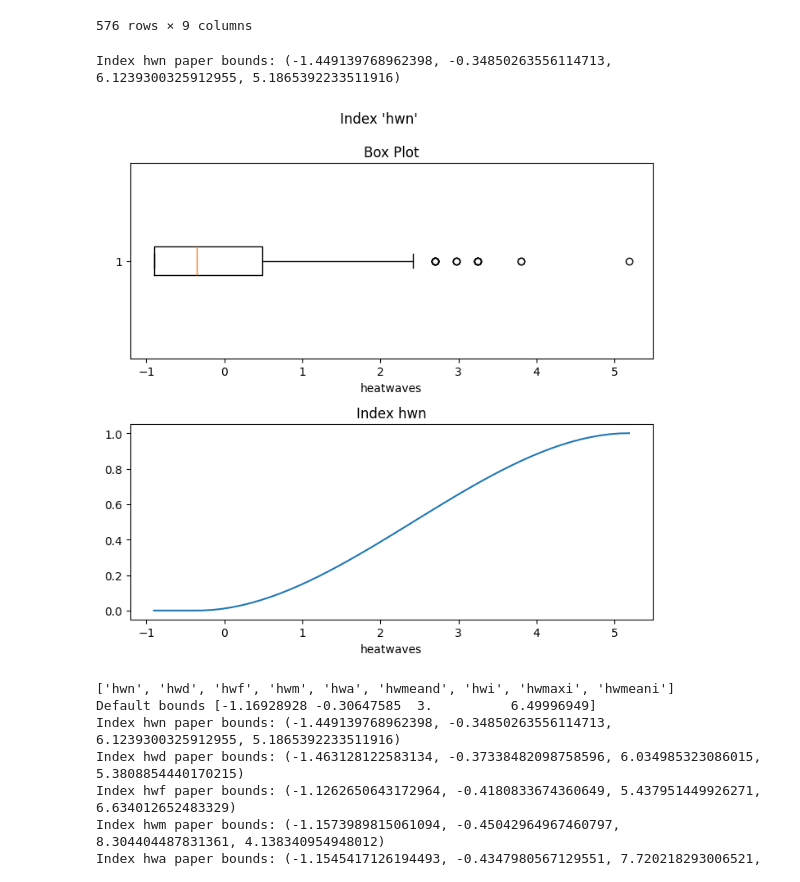
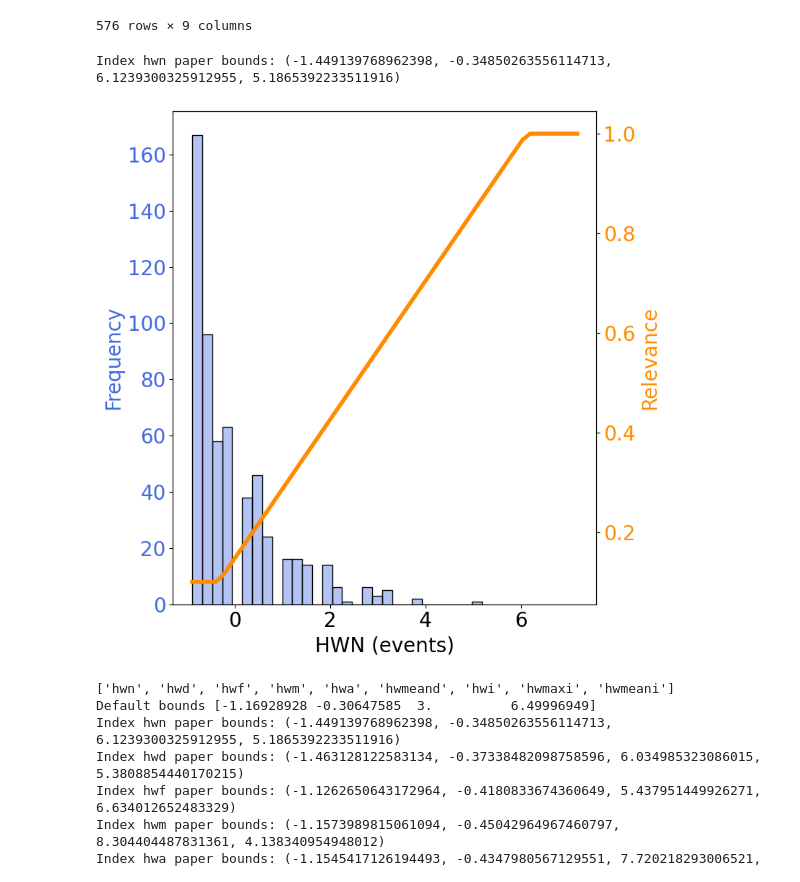
Before and after one commit to martinpavez/data, a Jupyter notebook: hw_extra/notebooks_figures/imbalanced_reg.ipynb, the cells around one changed output. Saved outputs shown, nothing was run; the diff lists cells and outputs as text; code cells hidden in the pictures.

```diff
--- a/hw_extra/notebooks_figures/imbalanced_reg.ipynb
+++ b/hw_extra/notebooks_figures/imbalanced_reg.ipynb
@@ -216,32 +216,50 @@ hws_scaled_training
 576 rows × 9 columns
 # %%
 indices_of_interest = ["hwn"]
-fig, axs = plt.subplots(2, len(indices_of_interest), figsize=(7,7))
+fig, axs = plt.subplots(1, len(indices_of_interest), figsize=(8,8), sharex=True)
+ax2 = axs.twinx()
 for i, index in enumerate(indices_of_interest):
     hws_index = hws_scaled_training[[index]].to_numpy()
     hws_index = hws_index.reshape(hws_index.shape[0])
     relevance = create_relevance_function(hws_index)
     l, m ,u  = compute_adjusted_boxplot_bounds(hws_index)
     bounds_paper = (l, m, u, max(hws_index))
     # bounds_paper_list.append(bounds_paper)
 
     print(f"Index {index} paper bounds:", bounds_paper)
     f2 = piecewise_linear_phi_2(bounds_paper)
     # f0 = piecewise_linear_phi_2(bounds)
-    x = np.linspace(np.min(hws_index), np.max(hws_index))
-    axs[1].plot(x, relevance(x), label="paper")
-    # axs.plot(x, f2(x), label="aprox")
+    x = np.linspace(np.min(hws_index), np.max(hws_index)+2)
+    # ax2.plot(x, relevance(x), label="PChip", linewidth=4)
+    ax2.plot(x, f2(x), label="Relevance Function", linewidth=4, color="darkorange")
     # axs.plot(x, f0(x), label="default used")
-    axs[1].set_title(f"Index {index}")
-    axs[1].set_xlabel("heatwaves")
-axs[0].set_xlabel("heatwaves")
-axs[0].boxplot(hws_index, vert=False)
-axs[0].set_title(f"Box Plot")
-fig.suptitle("Index 'hwn'")
+    # axs[1].set_title(f"Index {index}", fontsize=20)
+    ax2.set_ylabel("Relevance", fontsize=20, color="darkorange")
+    axs.tick_params(axis='x', labelsize=20)
+    ax2.tick_params(axis='y', labelsize=20, labelcolor="darkorange")
+    axs.set_xlabel("HWN (events)",  fontsize=20)
+    # ax2.legend(loc="lower right", fontsize=18)
+# axs[0].set_xlabel("heatwaves")
+# axs[0].boxplot(hws_index, vert=False)
+# axs[0].set_title(f"Box Plot")
+
+x_min, x_max = hws_index.min(), hws_index.max()
+bin_width = x_max/25
+sns.histplot(hws_index, ax=axs, binwidth=bin_width, label="Bins", alpha=0.4, color="royalblue")
+# ax2.tick_params(axis='x', labelsize=20)
+axs.tick_params(axis='y', labelsize=20, labelcolor="royalblue")
+axs.set_ylabel("Frequency", fontsize=20, color="royalblue")
+# fig.suptitle("Index 'hwn'")
+handles1, labels1 = axs.get_legend_handles_labels()
+handles2, labels2 = ax2.get_legend_handles_labels()
+
+# Merge and create a single legend on one of the axes
+# fig.legend(handles1 + handles2, labels1 + labels2,loc="lower center", fontsize=18, ncols=3, bbox_to_anchor=(0.5, -0.07))
 fig.tight_layout(rect=[0, 0.01, 1, 0.99])
+plt.savefig("example_rel_function.png", dpi=300, bbox_inches='tight')
 # %% [output]
 Index hwn paper bounds: (-1.449139768962398, -0.34850263556114713, 6.1239300325912955, 5.1865392233511916)
-[figure, old version]
+[figure, new version]
 # %%
 import matplotlib
 matplotlib.rcParams.update({'font.size': 16})
```
Also changed, not shown: 14 other files.
